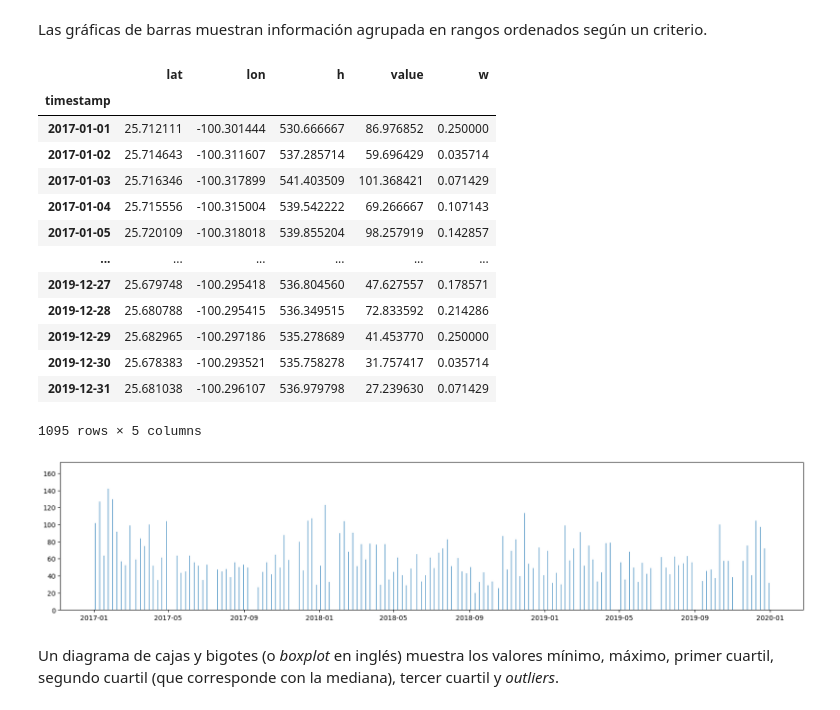
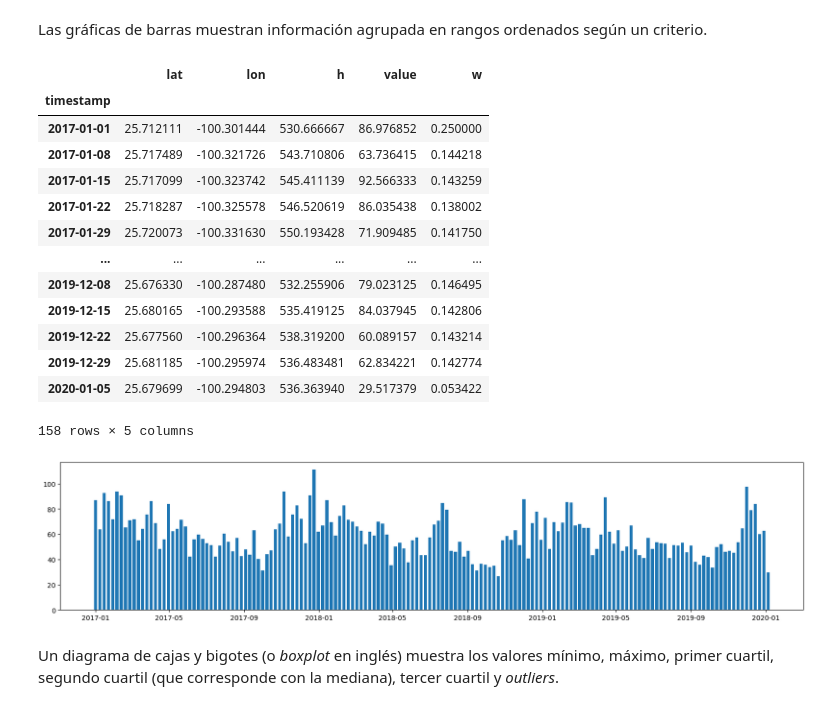
Before and after one commit to albertobenavides/aprendizaje_autom, a Jupyter notebook: caps/2_estadisticos.ipynb, the cells around one changed output. Cells and saved outputs as stored; diff of their text form; code cells hidden in the pictures.

```diff
--- a/caps/2_estadisticos.ipynb
+++ b/caps/2_estadisticos.ipynb
@@ -512,29 +512,30 @@ plt.show()
 # %% [markdown]
 Las gráficas de barras muestran información agrupada en rangos ordenados según un criterio.
 # %%
-t = df_pm10_dropna.resample('D', on='timestamp').mean()
+# Reajuste a media por semana
+t = df_pm10_dropna.resample('W', on='timestamp').mean()
 t
 # %% [output]
 |  | lat | lon | h | value | w |
 | timestamp |  |  |  |  |  |
 | 2017-01-01 | 25.712111 | -100.301444 | 530.666667 | 86.976852 | 0.250000 |
-| 2017-01-02 | 25.714643 | -100.311607 | 537.285714 | 59.696429 | 0.035714 |
-| 2017-01-03 | 25.716346 | -100.317899 | 541.403509 | 101.368421 | 0.071429 |
-| 2017-01-04 | 25.715556 | -100.315004 | 539.542222 | 69.266667 | 0.107143 |
-| 2017-01-05 | 25.720109 | -100.318018 | 539.855204 | 98.257919 | 0.142857 |
+| 2017-01-08 | 25.717489 | -100.321726 | 543.710806 | 63.736415 | 0.144218 |
+| 2017-01-15 | 25.717099 | -100.323742 | 545.411139 | 92.566333 | 0.143259 |
+| 2017-01-22 | 25.718287 | -100.325578 | 546.520619 | 86.035438 | 0.138002 |
+| 2017-01-29 | 25.720073 | -100.331630 | 550.193428 | 71.909485 | 0.141750 |
 | ... | ... | ... | ... | ... | ... |
-| 2019-12-27 | 25.679748 | -100.295418 | 536.804560 | 47.627557 | 0.178571 |
-| 2019-12-28 | 25.680788 | -100.295415 | 536.349515 | 72.833592 | 0.214286 |
-| 2019-12-29 | 25.682965 | -100.297186 | 535.278689 | 41.453770 | 0.250000 |
-| 2019-12-30 | 25.678383 | -100.293521 | 535.758278 | 31.757417 | 0.035714 |
-| 2019-12-31 | 25.681038 | -100.296107 | 536.979798 | 27.239630 | 0.071429 |
+| 2019-12-08 | 25.676330 | -100.287480 | 532.255906 | 79.023125 | 0.146495 |
+| 2019-12-15 | 25.680165 | -100.293588 | 535.419125 | 84.037945 | 0.142806 |
+| 2019-12-22 | 25.677560 | -100.296364 | 538.319200 | 60.089157 | 0.143214 |
+| 2019-12-29 | 25.681185 | -100.295974 | 536.483481 | 62.834221 | 0.142774 |
+| 2020-01-05 | 25.679699 | -100.294803 | 536.363940 | 29.517379 | 0.053422 |
-1095 rows × 5 columns
+158 rows × 5 columns
 # %%
 plt.figure(figsize = (20, 4)) # figura con tamaño horizontal en 20 y vertical 4
-plt.bar(t.index, t.value, width=0.1)
+plt.bar(t.index, t.value, width=5)
 plt.show()
 # %% [output]
-[figure, old version]
+[figure, new version]
 # %% [markdown]
 Un diagrama de cajas y bigotes (o _boxplot_ en inglés) muestra los valores mínimo, máximo, primer cuartil, segundo cuartil (que corresponde con la mediana), tercer cuartil y _outliers_.
 # %%
```
Also changed, not shown: parts of 30 cells of this notebook.
